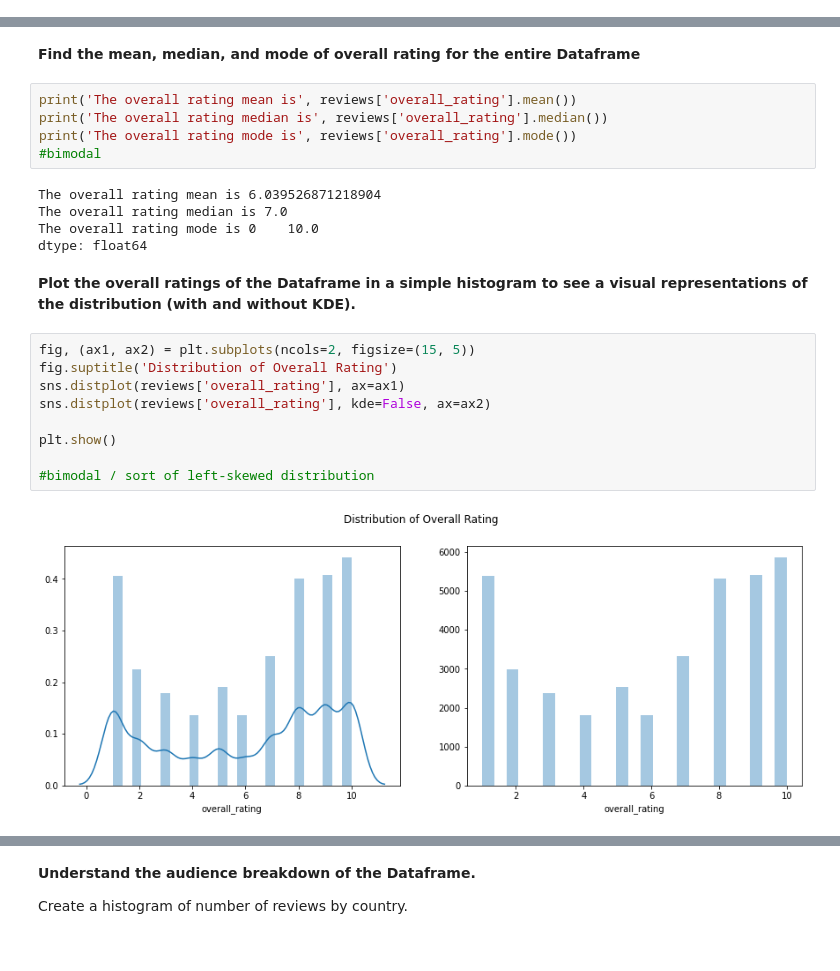
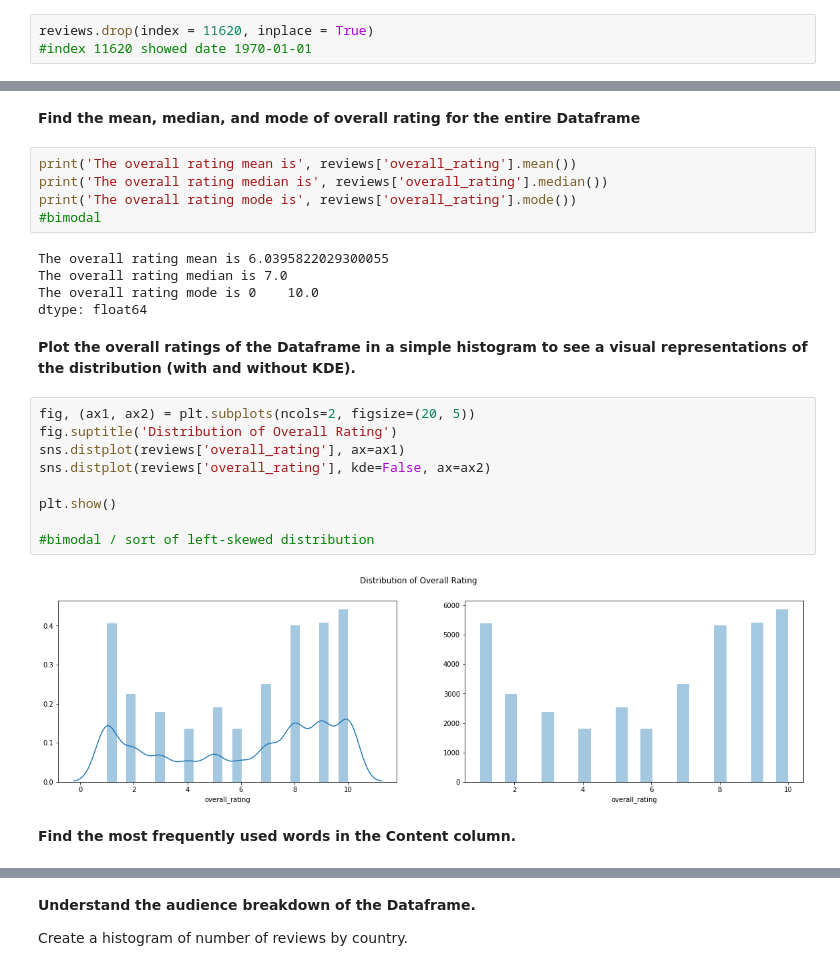
Before and after one commit to qcasey305/Airline_Ratings_Analysis, a Jupyter notebook: Airline_Ratings_Analysis.ipynb, the cells around one changed output, grey strips where cells are left out. Drawn from its saved outputs; the diff is of its cells as text.

```diff
--- a/Airline_Ratings_Analysis.ipynb
+++ b/Airline_Ratings_Analysis.ipynb
@@ -139,3 +143,6 @@ reviews.sort_values(by=['overall_rating'], ascending=False, inplace=True, na_pos
+# %%
+reviews.drop(index = 11620, inplace = True)
+#index 11620 showed date 1970-01-01
 # %% [markdown]
 # **Analysis**
 # %% [markdown]
@@ -146,20 +153,22 @@ print('The overall rating median is', reviews['overall_rating'].median())
 print('The overall rating mode is', reviews['overall_rating'].mode())
 #bimodal
 # %% [output]
-The overall rating mean is 6.039526871218904
+The overall rating mean is 6.0395822029300055
 The overall rating median is 7.0
 The overall rating mode is 0    10.0
 dtype: float64
 # %% [markdown]
 **Plot the overall ratings of the Dataframe in a simple histogram to see a visual representations of the distribution (with and without KDE).**
 # %%
-fig, (ax1, ax2) = plt.subplots(ncols=2, figsize=(15, 5))
+fig, (ax1, ax2) = plt.subplots(ncols=2, figsize=(20, 5))
 fig.suptitle('Distribution of Overall Rating')
 sns.distplot(reviews['overall_rating'], ax=ax1)
 sns.distplot(reviews['overall_rating'], kde=False, ax=ax2)
 
 plt.show()
 
 #bimodal / sort of left-skewed distribution
 # %% [output]
-[figure, old version]
+[figure, new version]
+# %% [markdown]
+**Find the most frequently used words in the Content column.**
```
Also changed, not shown: parts of 21 cells of this notebook.
